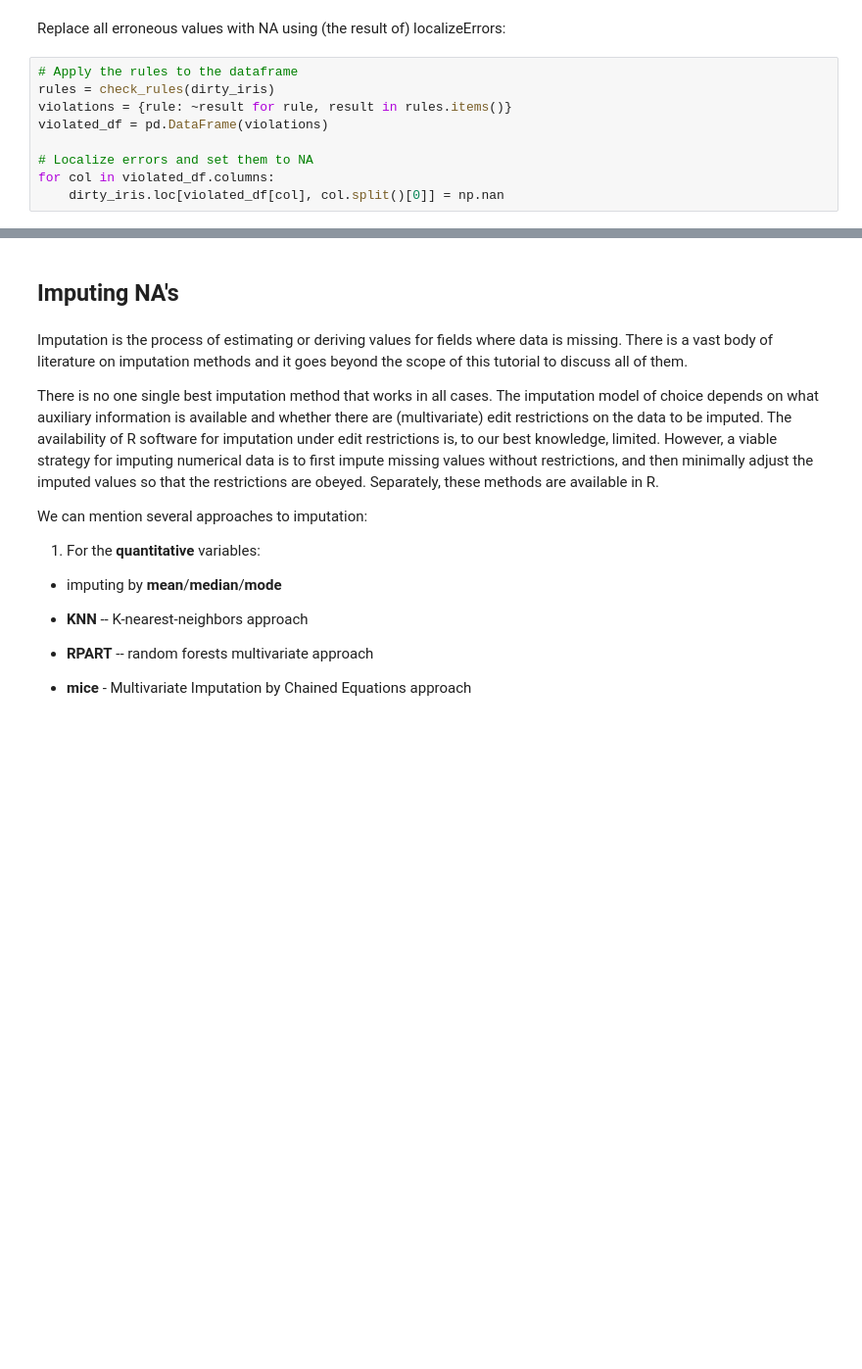
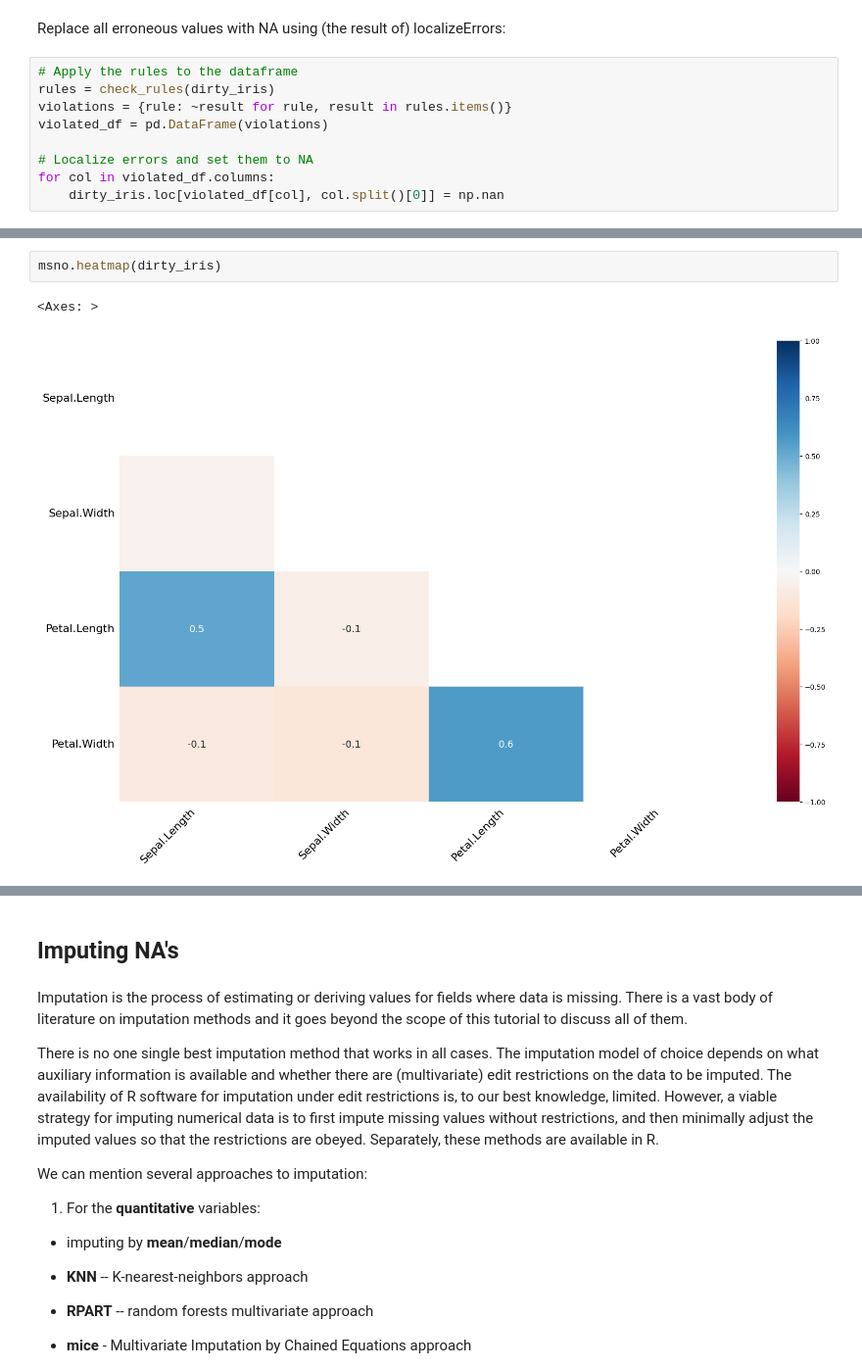
Before and after one commit to stachuapa123/ds2025, a Jupyter notebook: Exercise 4.ipynb, the cells around one changed output, grey strips where cells are left out. Shown at 98% size. Drawn from its saved outputs; the diff is of its cells as text; blank space fills up the shorter version.

```diff
--- a/Exercise 4.ipynb
+++ b/Exercise 4.ipynb
@@ -407,0 +436,5 @@ for col in violated_df.columns:
+# %%
+msno.heatmap(dirty_iris)
+# %% [output]
+<Axes: >
+[figure, added]
```
Also changed, not shown: parts of 14 cells of this notebook.
